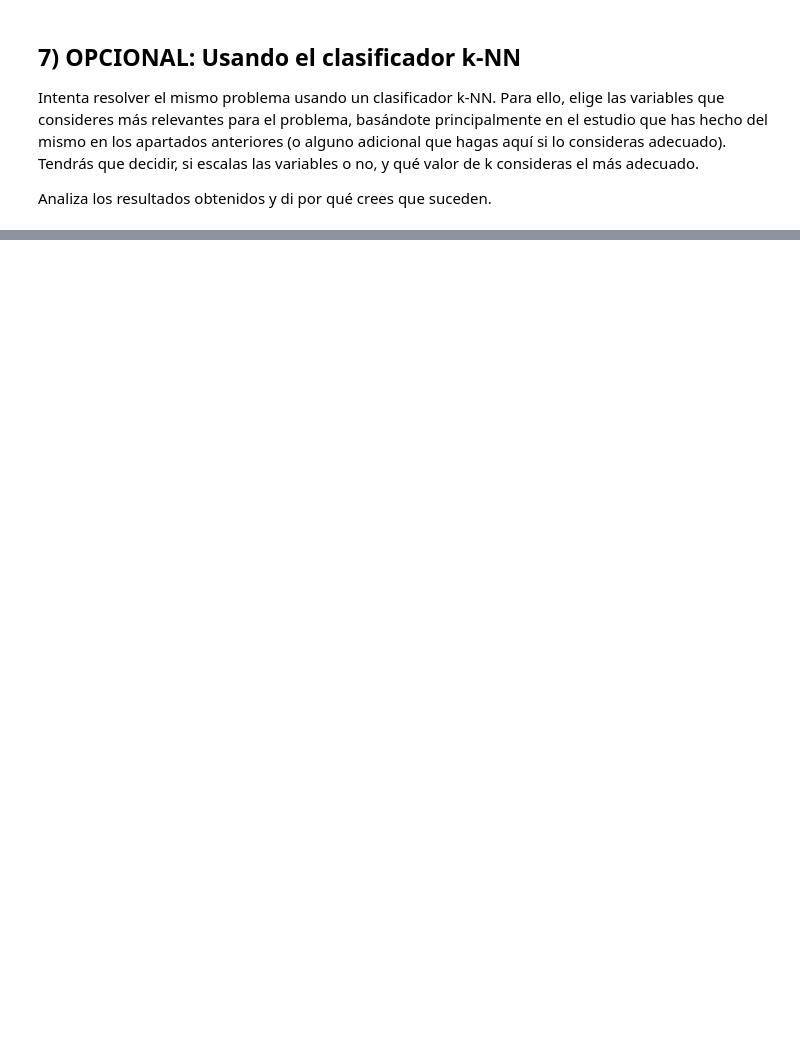
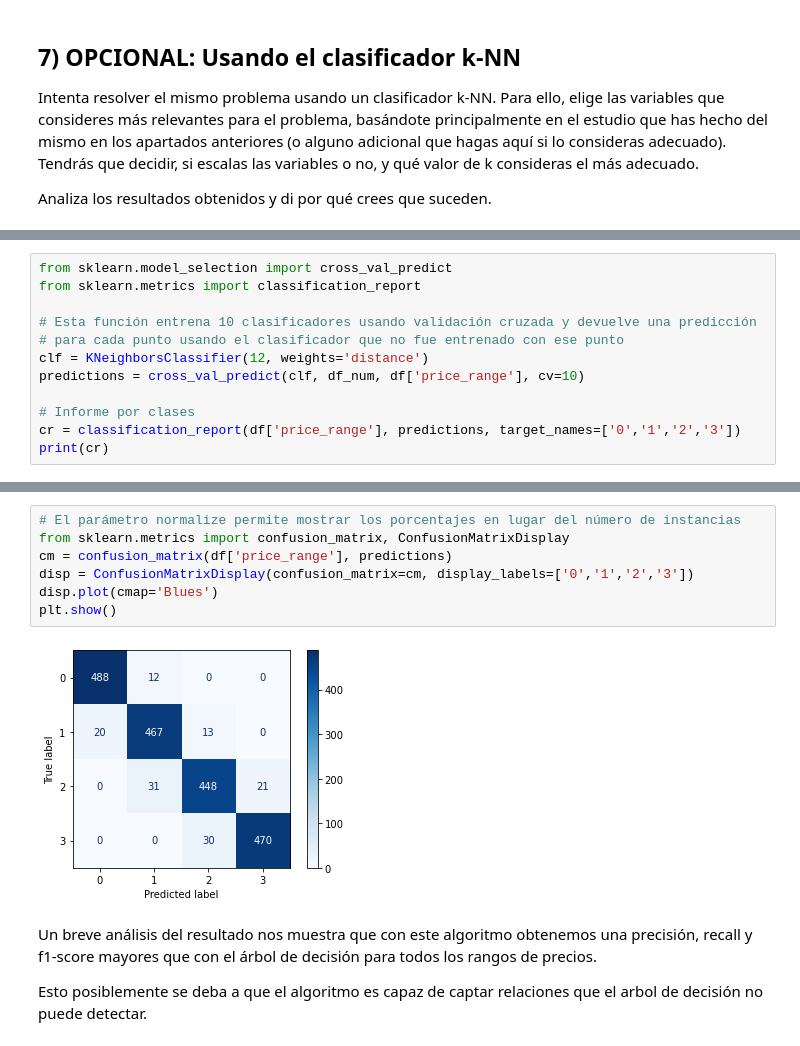
Before and after one commit to mario-sanz/IA2-Practicas, a Jupyter notebook: Lab1/P2_clasificacion.ipynb, the cells around one changed output, grey strips where cells are left out. Saved outputs shown, nothing was run; the diff lists cells and outputs as text; blank space fills up the shorter version.

```diff
--- a/Lab1/P2_clasificacion.ipynb
+++ b/Lab1/P2_clasificacion.ipynb
@@ -517,0 +637,12 @@ Analiza los resultados obtenidos y di por qué crees que suceden.
+# %%
+from sklearn.model_selection import cross_val_predict
+from sklearn.metrics import classification_report
+
+# Esta función entrena 10 clasificadores usando validación cruzada y devuelve una predicción
+# para cada punto usando el clasificador que no fue entrenado con ese punto
+clf = KNeighborsClassifier(12, weights='distance')
+predictions = cross_val_predict(clf, df_num, df['price_range'], cv=10)
+
+# Informe por clases
+cr = classification_report(df['price_range'], predictions, target_names=['0','1','2','3'])
+print(cr)
@@ -517,0 +660,13 @@ Analiza los resultados obtenidos y di por qué crees que suceden.
+# %%
+# El parámetro normalize permite mostrar los porcentajes en lugar del número de instancias
+from sklearn.metrics import confusion_matrix, ConfusionMatrixDisplay
+cm = confusion_matrix(df['price_range'], predictions)
+disp = ConfusionMatrixDisplay(confusion_matrix=cm, display_labels=['0','1','2','3'])
+disp.plot(cmap='Blues')
+plt.show()
+# %% [output]
+[figure, added]
+# %% [markdown]
+Un breve análisis del resultado nos muestra que con este algoritmo obtenemos una precisión, recall y f1-score mayores que con el árbol de decisión para todos los rangos de precios.
+
+Esto posiblemente se deba a que el algoritmo es capaz de captar relaciones que el arbol de decisión no puede detectar.
```
Also changed, not shown: parts of 14 cells of this notebook.
